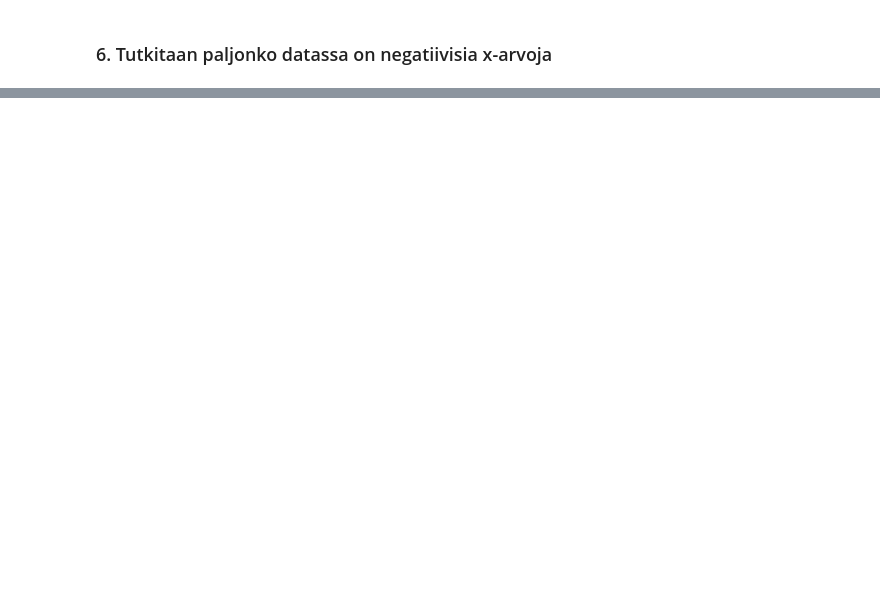
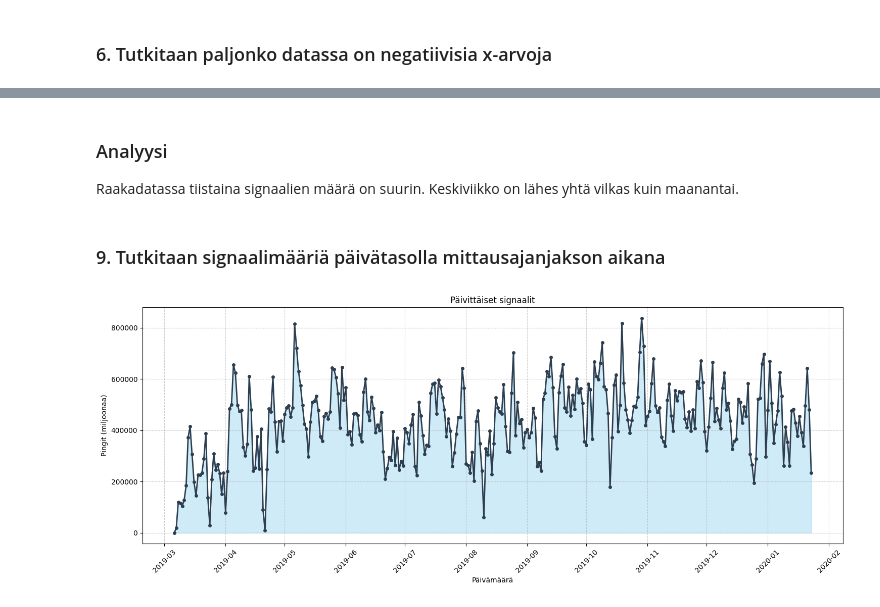
Before and after one commit to Papacker/shopping-cart-analytics, a Jupyter notebook: notebooks/raakadata.ipynb, the cells around one changed output, grey strips where cells are left out. Drawn from its saved outputs; the diff is of its cells as text; code cells hidden in the pictures; blank space fills up the shorter version.

```diff
--- a/notebooks/raakadata.ipynb
+++ b/notebooks/raakadata.ipynb
@@ -427,0 +488,44 @@ plt.show()
+# %% [markdown]
+### Analyysi
+
+Raakadatassa tiistaina signaalien määrä on suurin. Keskiviikko on lähes yhtä vilkas kuin maanantai.
+# %% [markdown]
+### 9. Tutkitaan signaalimääriä päivätasolla mittausajanjakson aikana
+# %%
+# Sanakirja päiväkohtaisille summille
+paiva_summat = {}
+
+for f in raw_files:
+    # Luetaan vain timestamp muistin säästämiseksi
+    temp_df = pd.read_csv(f, usecols=["timestamp"], dtype={"timestamp": str})
+    temp_df['timestamp'] = pd.to_datetime(temp_df['timestamp'])
+
+    # Lasketaan havainnot per päivä (date-osa)
+    counts = temp_df['timestamp'].dt.date.value_counts()
+
+    for d, count in counts.items():
+        paiva_summat[d] = paiva_summat.get(d, 0) + count
+
+    del temp_df
+
+# Muutetaan DataFrameksi ja järjestetään
+daily_df = pd.DataFrame(list(paiva_summat.items()), columns=['Päivä', 'Pingit']).sort_values('Päivä')
+
+# Piirretään käyrädiagrammi
+plt.figure(figsize=(15, 6))
+plt.plot(daily_df['Päivä'], daily_df['Pingit'], marker='o', linestyle='-', color='#2c3e50', linewidth=2, markersize=4)
+
+# Korostetaan juhlapyhiä tai poikkeamia täyttämällä alue
+plt.fill_between(daily_df['Päivä'], daily_df['Pingit'], color='skyblue', alpha=0.4)
+
+plt.title('Päivittäiset signaalit')
+plt.xlabel('Päivämäärä')
+plt.ylabel('Pingit (miljoonaa)')
+plt.grid(True, linestyle='--', alpha=0.6)
+
+# Muotoillaan päivämäärät näkymään nätisti
+plt.xticks(rotation=45)
+plt.tight_layout()
+plt.show()
+# %% [output]
+[figure, added]
```
Also changed, not shown: parts of 32 cells of this notebook, 1 other file.
